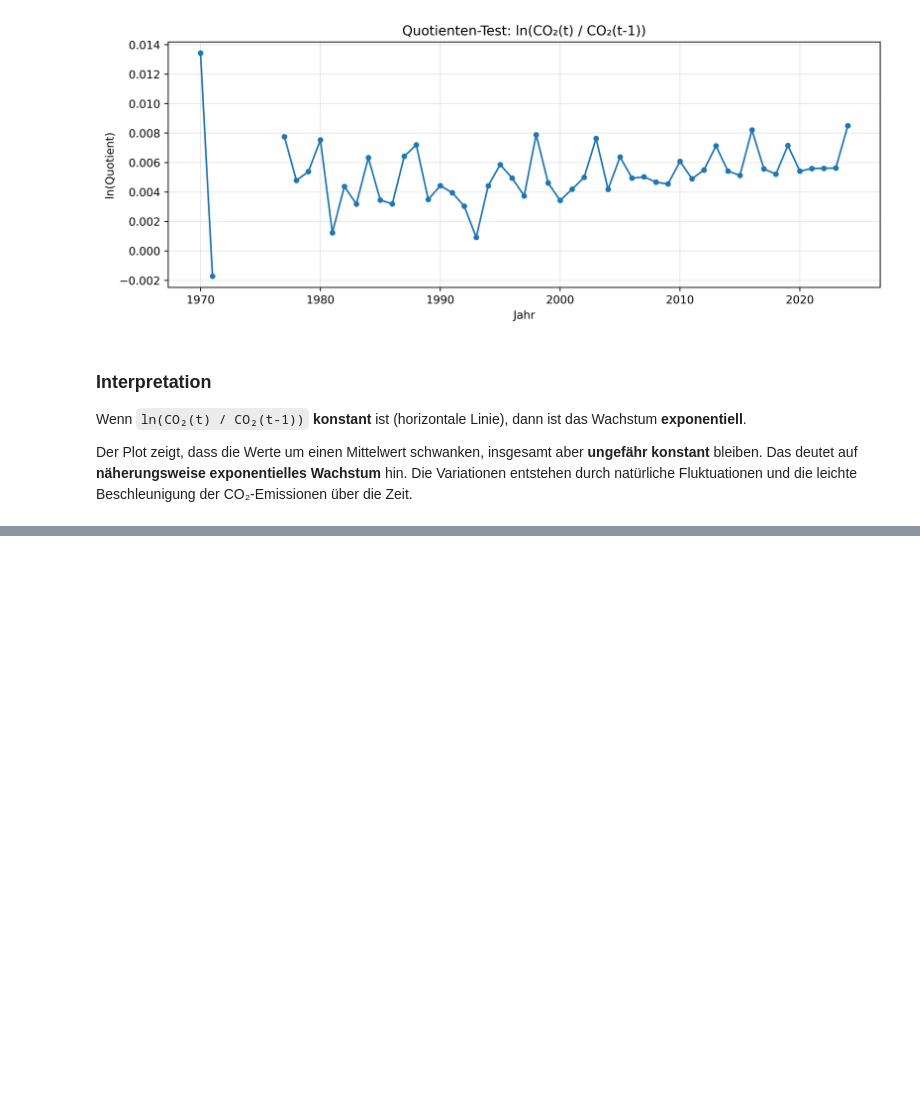
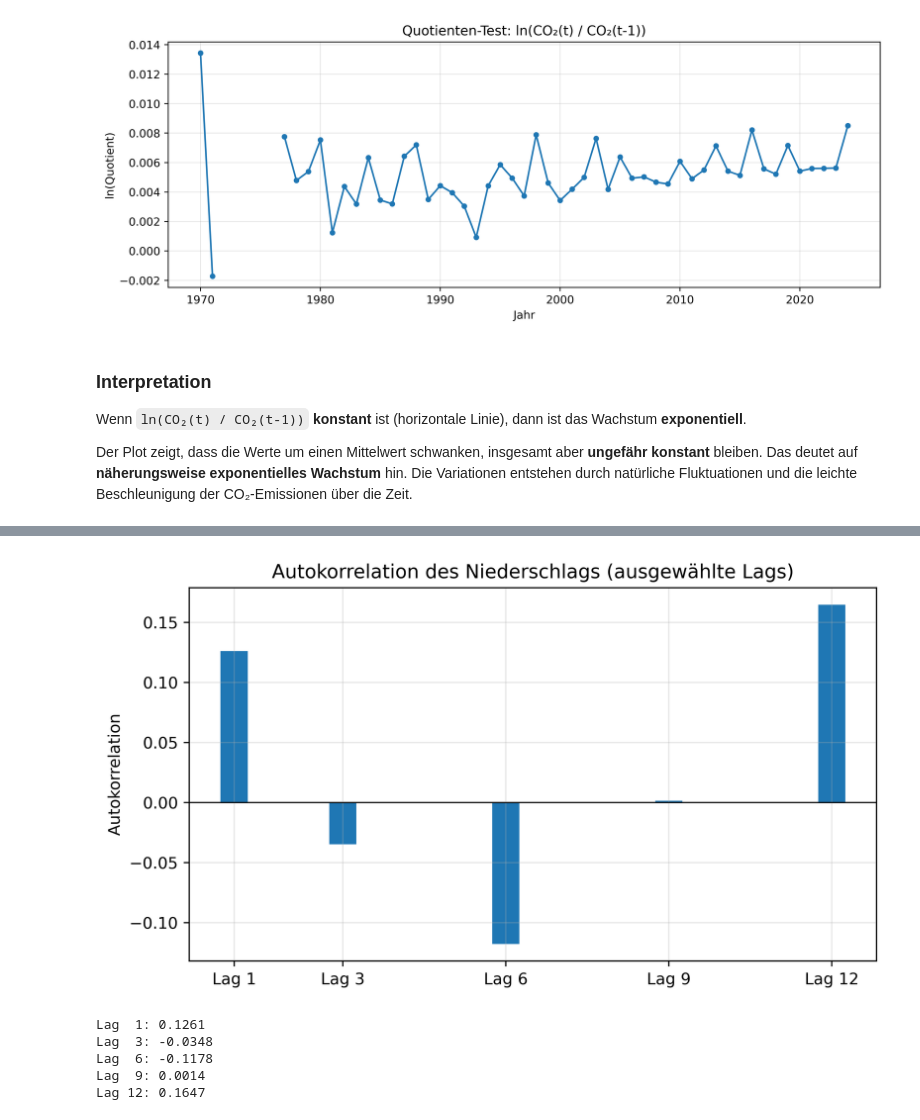
Before and after one commit to hagen-o/Umweltmonitoring-AB3, a Jupyter notebook: AB3_Bearbeitung.ipynb, the cells around one changed output, grey strips where cells are left out. Drawn from its saved outputs; the diff is of its cells as text; code cells hidden in the pictures; blank space fills up the shorter version.

```diff
--- a/AB3_Bearbeitung.ipynb
+++ b/AB3_Bearbeitung.ipynb
@@ -285,0 +351,27 @@ Der Plot zeigt, dass die Werte um einen Mittelwert schwanken, insgesamt aber **u
+# %%
+# Berechne die Autokorrelation (ACF): Wie stark hängt ein Monat mit früheren Monaten zusammen?
+# nlags=12 berechnet Korrelationen für die nächsten 12 Monate
+lags = [1, 3, 6, 9, 12]
+acf_values = acf(ts, nlags=12, fft=True)
+
+# Balkendiagramm der Autokorrelation für ausgewählte Lags
+plt.figure(figsize=(7, 4), dpi=500)
+plt.bar(lags, [acf_values[l] for l in lags], width=0.5)
+plt.axhline(0, color='black', linewidth=0.8)  # Referenzlinie bei 0
+plt.xticks(lags, [f'Lag {l}' for l in lags])
+plt.ylabel('Autokorrelation')
+plt.title('Autokorrelation des Niederschlags (ausgewählte Lags)')
+plt.grid(alpha=0.3)
+plt.tight_layout()
+plt.show()
+
+# Ausgabe der numerischen Werte für jeden Lag
+for l in lags:
+    print(f'Lag {l:2d}: {acf_values[l]:.4f}')
+# %% [output]
+[figure, added]
+Lag  1: 0.1261
+Lag  3: -0.0348
+Lag  6: -0.1178
+Lag  9: 0.0014
+Lag 12: 0.1647
```
Also changed, not shown: parts of 8 cells of this notebook, 1 other file.
